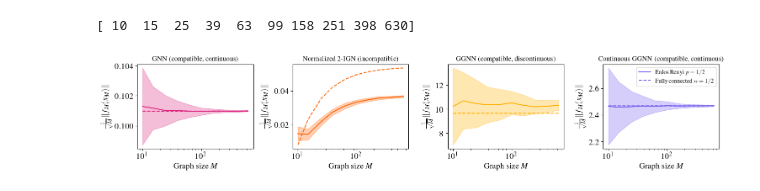
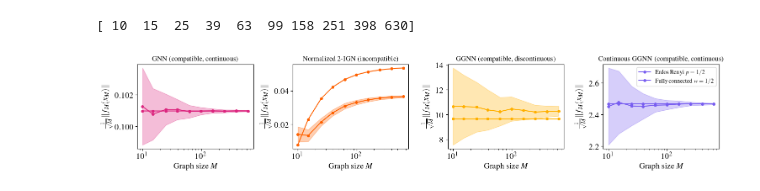
Before and after one commit to yuxinma98/transferring_transferability, a Jupyter notebook: GNN/transferability.ipynb, the cells around one changed output. Saved outputs shown, nothing was run; the diff lists cells and outputs as text; code cells hidden in the pictures.

```diff
--- a/GNN/transferability.ipynb
+++ b/GNN/transferability.ipynb
@@ -87,36 +87,39 @@ for ax, model_name in zip(axs, models.keys()):
     ax.plot(
         n_range,
         [norms_of_outputs_ER[i].mean() for i in range(len(n_range))],
+        "o-",
         label=r"Erdos Renyi $p=1/2$",
         color=color_dict[model_name],
+        markersize=4,
     )
     ax.fill_between(
         n_range,
         [norms_of_outputs_ER[i].mean() - norms_of_outputs_ER[i].std() for i in range(len(n_range))],
         [norms_of_outputs_ER[i].mean() + norms_of_outputs_ER[i].std() for i in range(len(n_range))],
         color=color_dict[model_name],
         alpha=0.3,
     )
     ax.plot(
         n_range,
         [norms_of_outputs_constant[i].mean() for i in range(len(n_range))],
+        "o-",
         label=r"Fully connected $w=1/2$",
         color=color_dict[model_name],
-        linestyle="--",
+        markersize=4,
     )
     ax.set_xscale("log")
     ax.set_xlabel("Graph size $M$", fontsize=14)
     ax.set_ylabel(r"$\frac{1}{\sqrt{M}} \|f_M(x_M)\|$", fontsize=14)
     ax.set_title(plot_model_names[model_name], fontsize=12)
     ax.tick_params(axis="both", which="major", labelsize=14)
     plt.legend()
 
 plt.tight_layout()
 plt.savefig(plot_dir + "gnn_transferability_outputs.pdf")
 plt.show()
 # %% [output]
 [ 10  15  25  39  63  99 158 251 398 630]
-[figure, old version]
+[figure, new version]
 # %%
 for model_name, color in color_dict.items():
     plt.figure(figsize=(4, 3))
```
Also changed, not shown: parts of 1 cell of this notebook, 13 other files.
